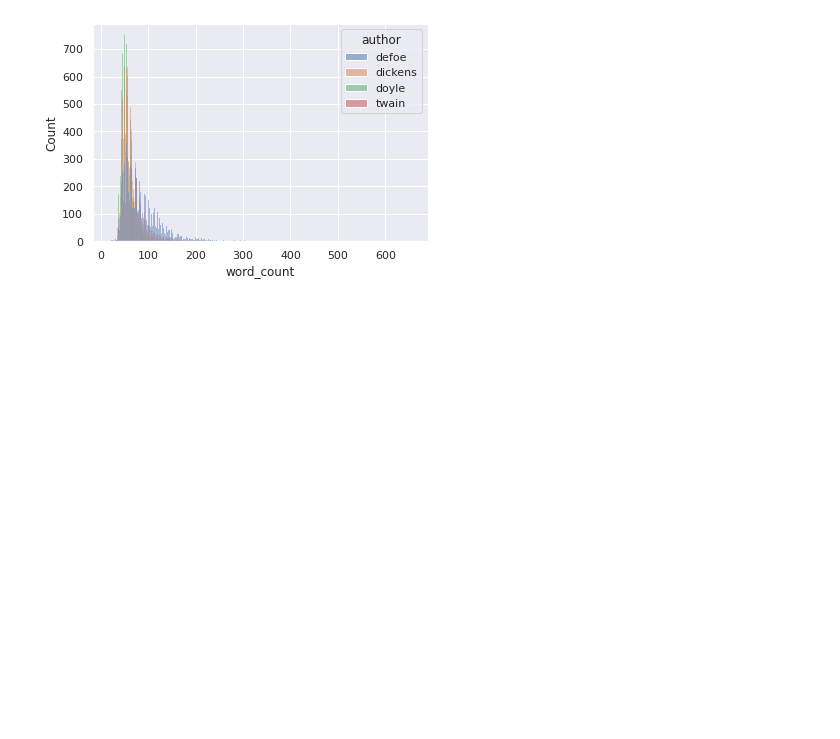
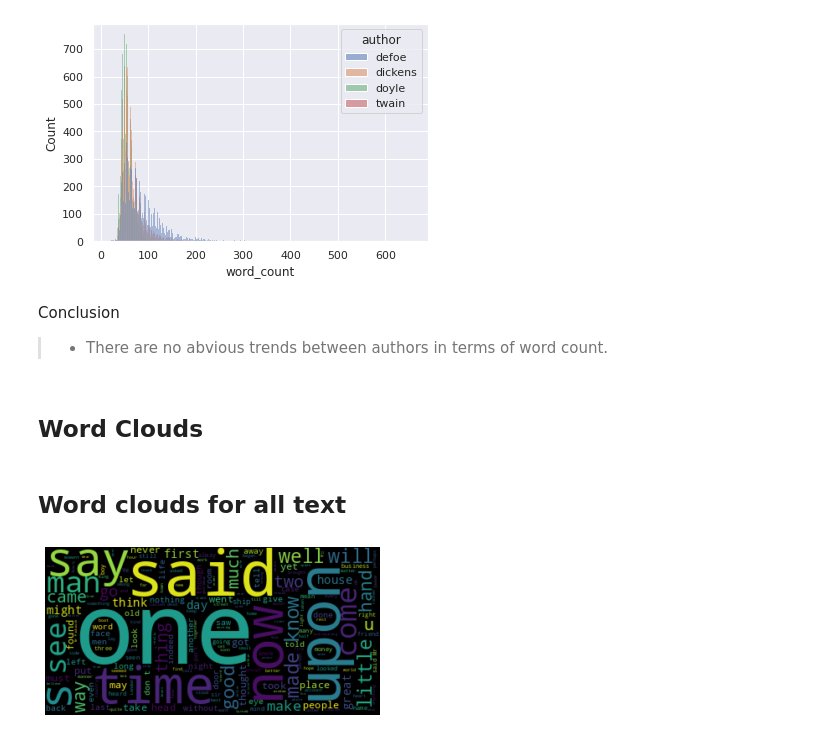
Before and after one commit to abdullahtarek/nlp_classifier, a Jupyter notebook: notebooks/eda.ipynb, the cells around one changed output. Saved outputs shown, nothing was run; the diff lists cells and outputs as text; code cells hidden in the pictures; blank space fills up the shorter version.

Commit message:
Add word cloud to eda

```diff
--- a/notebooks/eda.ipynb
+++ b/notebooks/eda.ipynb
@@ -6,7 +6,7 @@ import seaborn as sns
 
 sns.set()
 # %%
-df = pd.read_csv('data/train.csv')
+df = pd.read_csv('../data/train.csv')
 df.head()
 # %% [output]
 |  | Unnamed: 0 | text | author |
@@ -89,3 +100,8 @@ sns.histplot(x='word_count',data=df,hue='author')
 plt.show()
 # %% [output]
 [figure]
+# %% [markdown]
+Conclusion
+> * There are no abvious trends between authors in terms of word count.
+# %% [markdown]
+## Word Clouds
@@ -91,0 +114,13 @@ plt.show()
+# %% [markdown]
+## Word clouds for all text
+# %%
+text = " ".join(df.text.tolist())
+
+
+# Create and generate a word cloud image:
+wordcloud = WordCloud().generate(text)
+plt.imshow(wordcloud, interpolation='bilinear')
+plt.axis("off")
+plt.show()
+# %% [output]
+[figure, added]
```
Also changed, not shown: parts of 8 cells of this notebook.
